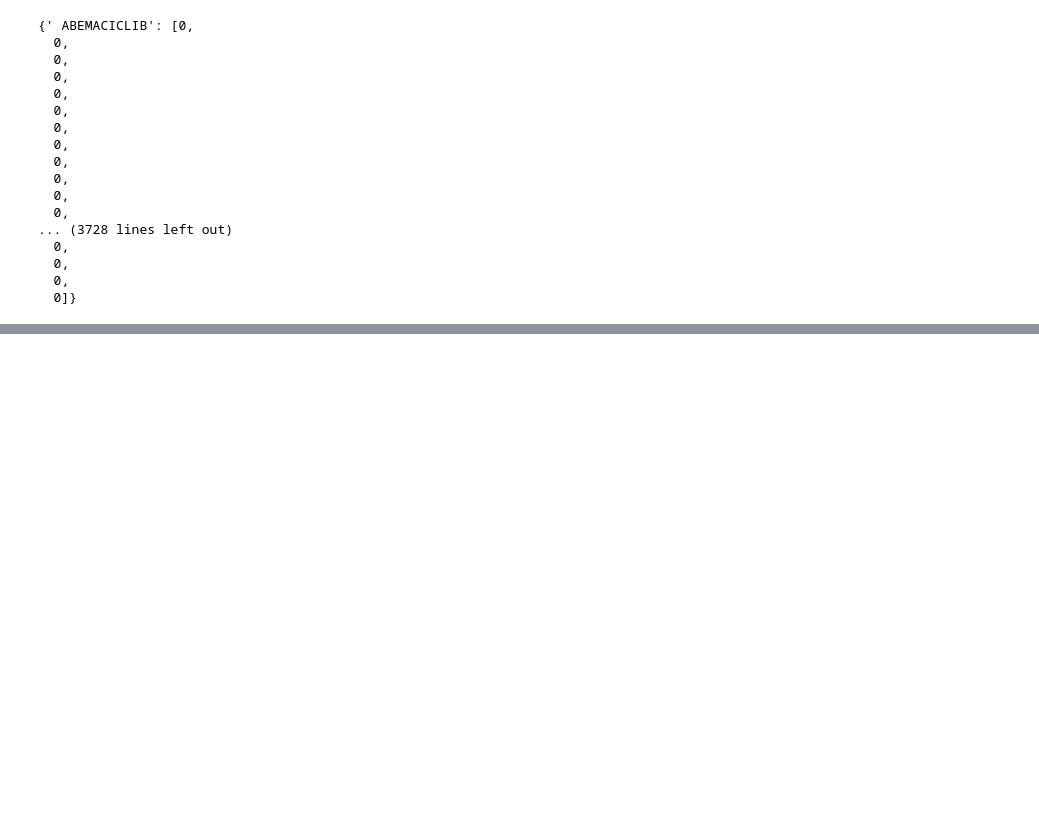
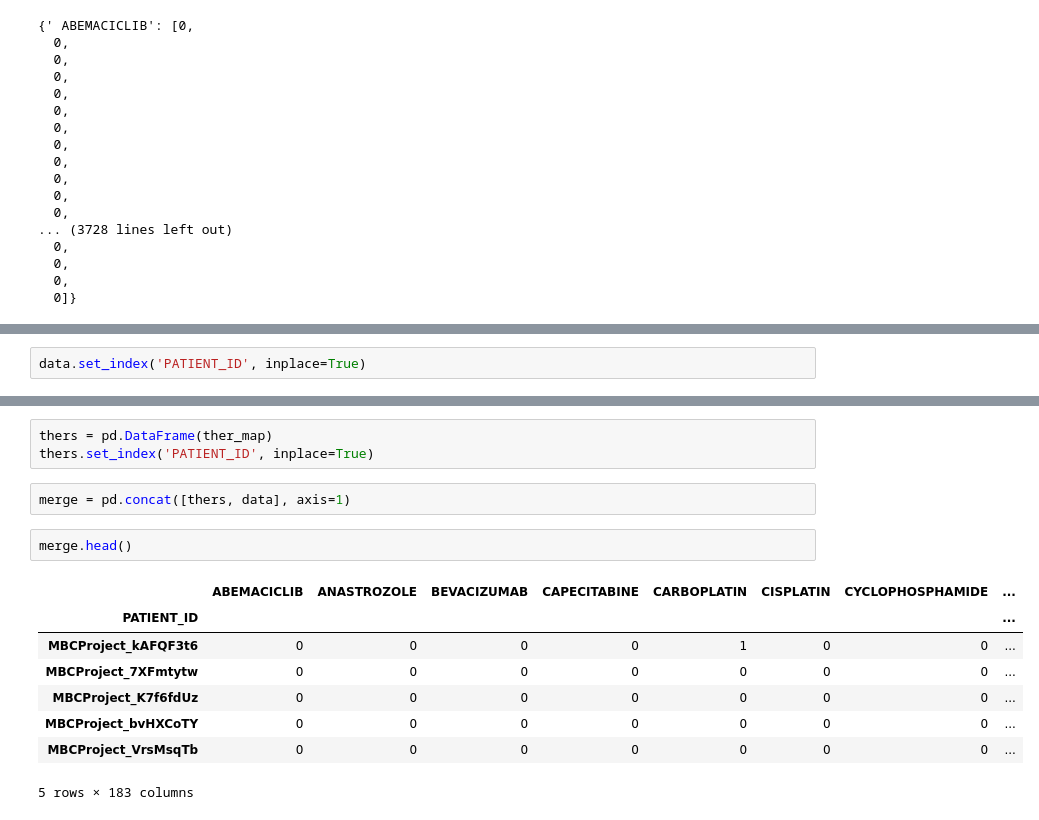
Before and after one commit to egeozin/Data-Analytics-to-Predict-Breast-Cancer-Subtype, a Jupyter notebook: matrix_from_list.ipynb, the cells around one changed output, grey strips where cells are left out. Saved outputs shown, nothing was run; the diff lists cells and outputs as text; blank space fills up the shorter version.

Commit message:
Patient data with therapies

```diff
--- a/matrix_from_list.ipynb
+++ b/matrix_from_list.ipynb
@@ -116,0 +119,2 @@ pd.DataFrame(ther_map).to_csv('clean_therapies.csv', sep=',')
+# %%
+data.set_index('PATIENT_ID', inplace=True)
@@ -116,0 +132,16 @@ pd.DataFrame(ther_map).to_csv('clean_therapies.csv', sep=',')
+# %%
+thers = pd.DataFrame(ther_map)
+thers.set_index('PATIENT_ID', inplace=True)
+# %%
+merge = pd.concat([thers, data], axis=1)
+# %%
+merge.head()
+# %% [output]
+|  | ABEMACICLIB | ANASTROZOLE | BEVACIZUMAB | CAPECITABINE | CARBOPLATIN | CISPLATIN | CYCLOPHOSPHAMIDE | ... |
+| PATIENT_ID |  |  |  |  |  |  |  | ... |
+| MBCProject_kAFQF3t6 | 0 | 0 | 0 | 0 | 1 | 0 | 0 | ... |
+| MBCProject_7XFmtytw | 0 | 0 | 0 | 0 | 0 | 0 | 0 | ... |
+| MBCProject_K7f6fdUz | 0 | 0 | 0 | 0 | 0 | 0 | 0 | ... |
+| MBCProject_bvHXCoTY | 0 | 0 | 0 | 0 | 0 | 0 | 0 | ... |
+| MBCProject_VrsMsqTb | 0 | 0 | 0 | 0 | 0 | 0 | 0 | ... |
+5 rows × 183 columns
```
Also changed, not shown: parts of 2 cells of this notebook, 1 other file.
